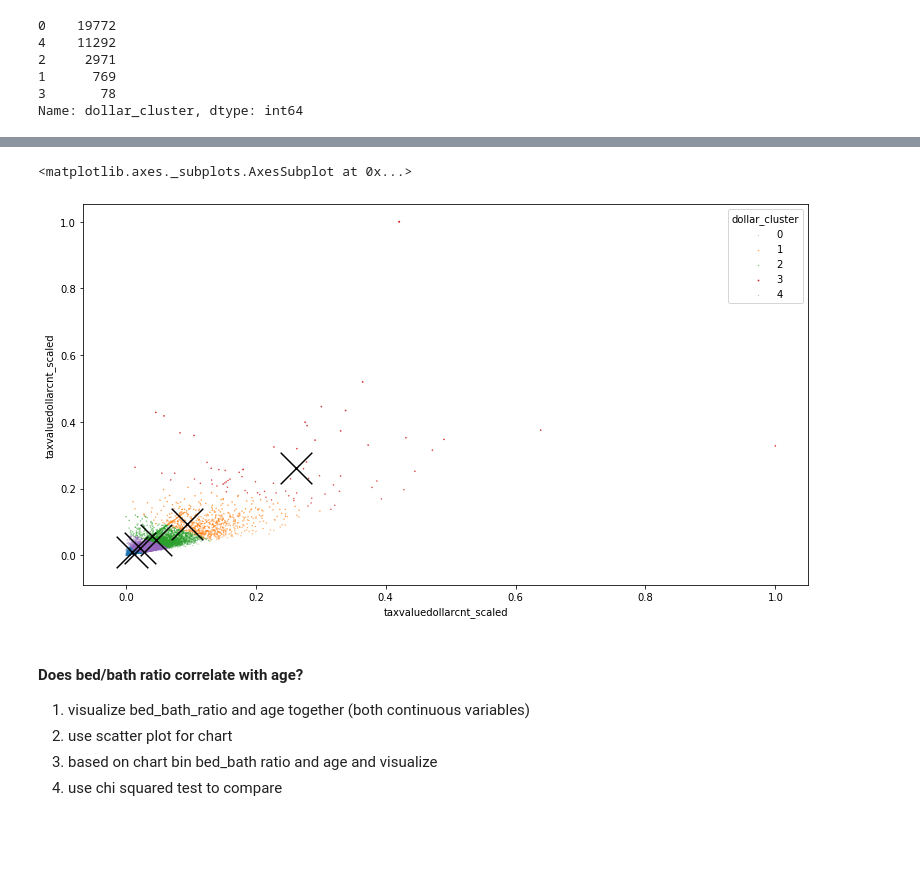
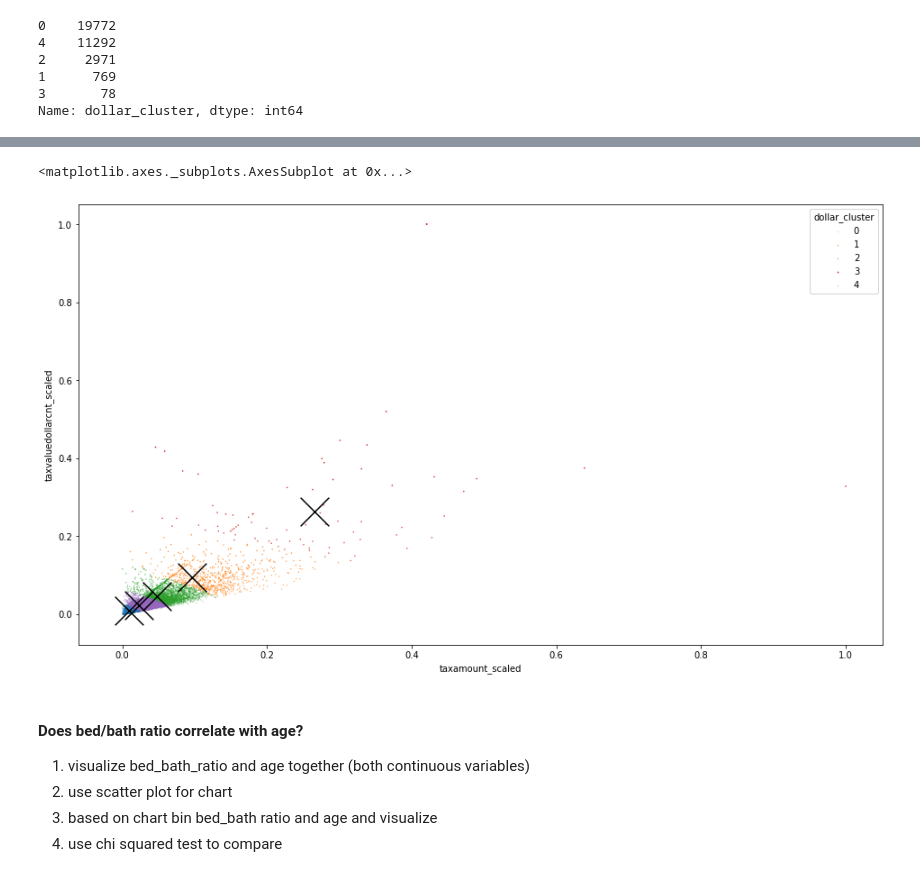
Before and after one commit to RyvynYoung/Zillow_Clustering_Project, a Jupyter notebook: mvp.ipynb, the cells around one changed output, grey strips where cells are left out. Drawn from its saved outputs; the diff is of its cells as text; code cells hidden in the pictures; blank space fills up the shorter version.

```diff
--- a/mvp.ipynb
+++ b/mvp.ipynb
@@ -341,15 +393,15 @@ X_test, X_test_scaled = explore.add_to_train(X_test, test_trans_clusters2, X_tes
 # %%
-fig, ax = plt.subplots(figsize=(13, 7))
+fig, ax = plt.subplots(figsize=(16,9))
 
 for cluster, subset in X_train_scaled.groupby('dollar_cluster'):
     ax.scatter(subset.structuretaxvaluedollarcnt_scaled, subset.taxvaluedollarcnt_scaled, subset.taxamount_scaled, label=cluster)
 ax.legend(title='dollar_cluster')
-ax.set(ylabel='taxvaluedollarcnt_scaled', xlabel='structuretaxvaluedollarcnt_scaled')
+ax.set(ylabel='taxvaluedollarcnt_scaled', xlabel='taxamount_scaled')
 
-X_train_scaled.groupby('dollar_cluster').mean().plot.scatter(y='taxvaluedollarcnt_scaled', x='taxvaluedollarcnt_scaled', marker='x', s=1000, ax=ax, c='black')
+X_train_scaled.groupby('dollar_cluster').mean().plot.scatter(y='taxvaluedollarcnt_scaled', x='taxamount_scaled', marker='x', s=1000, ax=ax, c='black')
 # %% [output]
 <matplotlib.axes._subplots.AxesSubplot at 0x...>
-[figure, old version]
+[figure, new version]
 # %% [markdown]
 #### Does bed/bath ratio correlate with age?
 1. visualize bed_bath_ratio and age together (both continuous variables)
```
Also changed, not shown: parts of 30 cells of this notebook, 4 other files.
